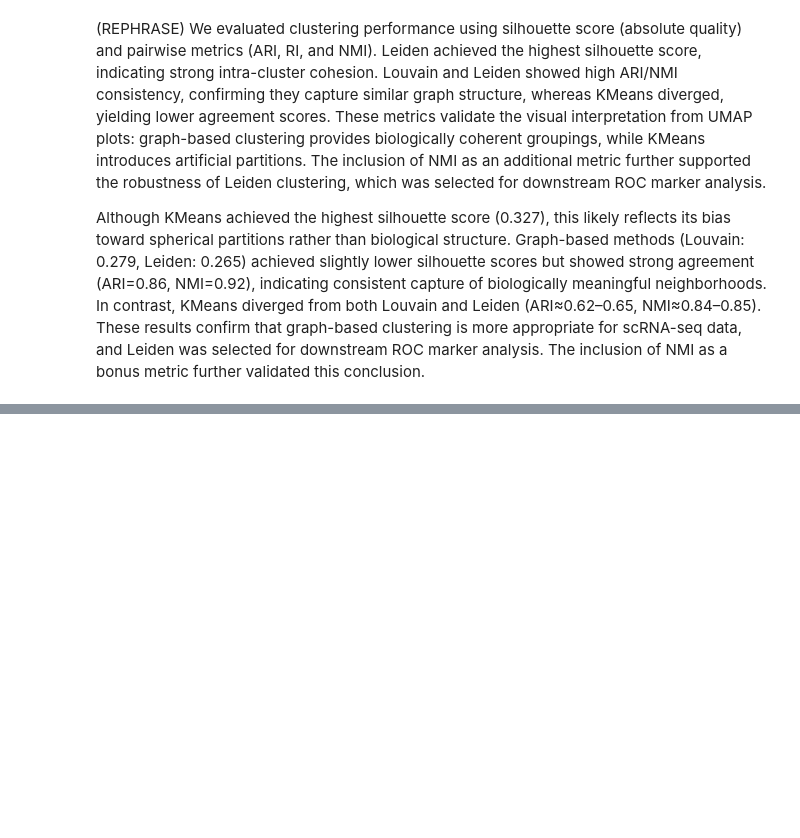
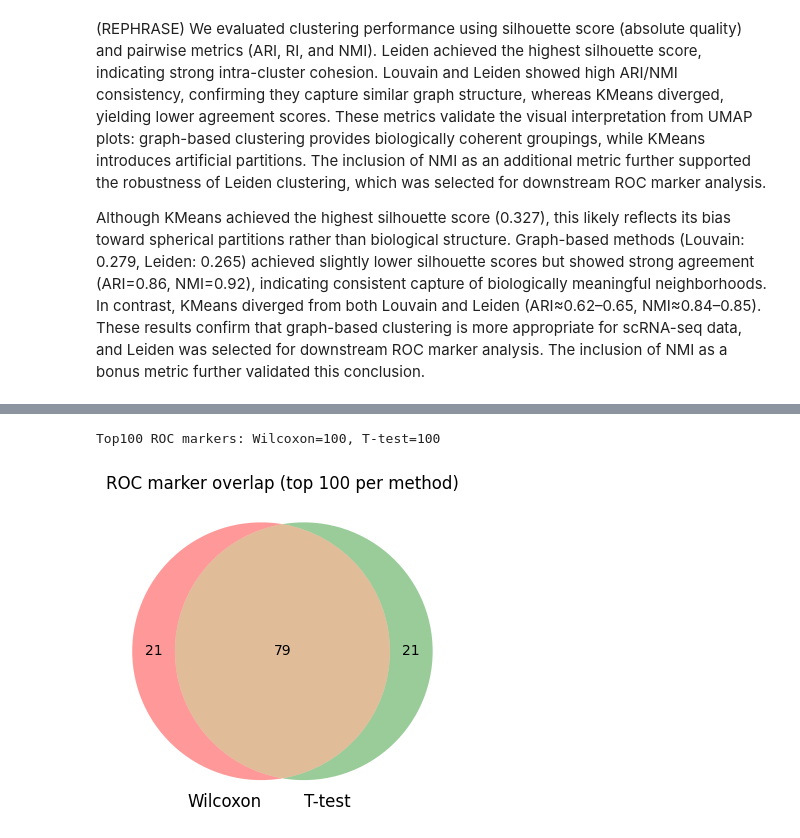
Before and after one commit to biohackingmathematician/MLGenomics, a Jupyter notebook: Frog_and_tail.ipynb, the cells around one changed output, grey strips where cells are left out. Drawn from its saved outputs; the diff is of its cells as text; code cells hidden in the pictures; blank space fills up the shorter version.

```diff
--- a/Frog_and_tail.ipynb
+++ b/Frog_and_tail.ipynb
@@ -745,0 +643,19 @@ Overlap all three: 71
+# %%
+marker_results = {}
+
+# Wilcoxon rank-sum test
+# Use the original cluster label ('23') instead of "ROC" for ranking
+sc.tl.rank_genes_groups(adata_hvg, "leiden", groups=['23'], reference="rest",
+                        method="wilcoxon", key_added="rank_wilcoxon")
+marker_results["wilcoxon"] = sc.get.rank_genes_groups_df(adata_hvg, group='23', key="rank_wilcoxon")
+
+# T-test
+# Use the original cluster label ('23') instead of "ROC" for ranking
+sc.tl.rank_genes_groups(adata_hvg, "leiden", groups=['23'], reference="rest",
+                        method="t-test", key_added="rank_ttest")
+marker_results["ttest"] = sc.get.rank_genes_groups_df(adata_hvg, group='23', key="rank_ttest")
+
+# Top markers per method
+for method, df in marker_results.items():
+    print(f"\nTop ROC markers ({method}):")
+    print(df.head(10)[["names","scores","pvals_adj"]])
@@ -745,0 +680,18 @@ Overlap all three: 71
+# %%
+# Extract the two method-specific ROC marker sets for the chosen cluster
+wilc_set = set(marker_results["wilcoxon"].head(TOPN)["names"].tolist())
+ttst_set = set(marker_results["ttest"].head(TOPN)["names"].tolist())
+
+print(f"Top{TOPN} ROC markers: Wilcoxon={len(wilc_set)}, T-test={len(ttst_set)}")
+
+# Overlaps within your methods (var_names)
+from matplotlib_venn import venn2
+import matplotlib.pyplot as plt
+
+plt.figure(figsize=(5,4))
+venn2([wilc_set, ttst_set], set_labels=("Wilcoxon","T-test"))
+plt.title(f"ROC marker overlap (top {TOPN} per method)")
+plt.show()
+# %% [output]
+Top100 ROC markers: Wilcoxon=100, T-test=100
+[figure, added]
```
Also changed, not shown: parts of 29 cells of this notebook.
